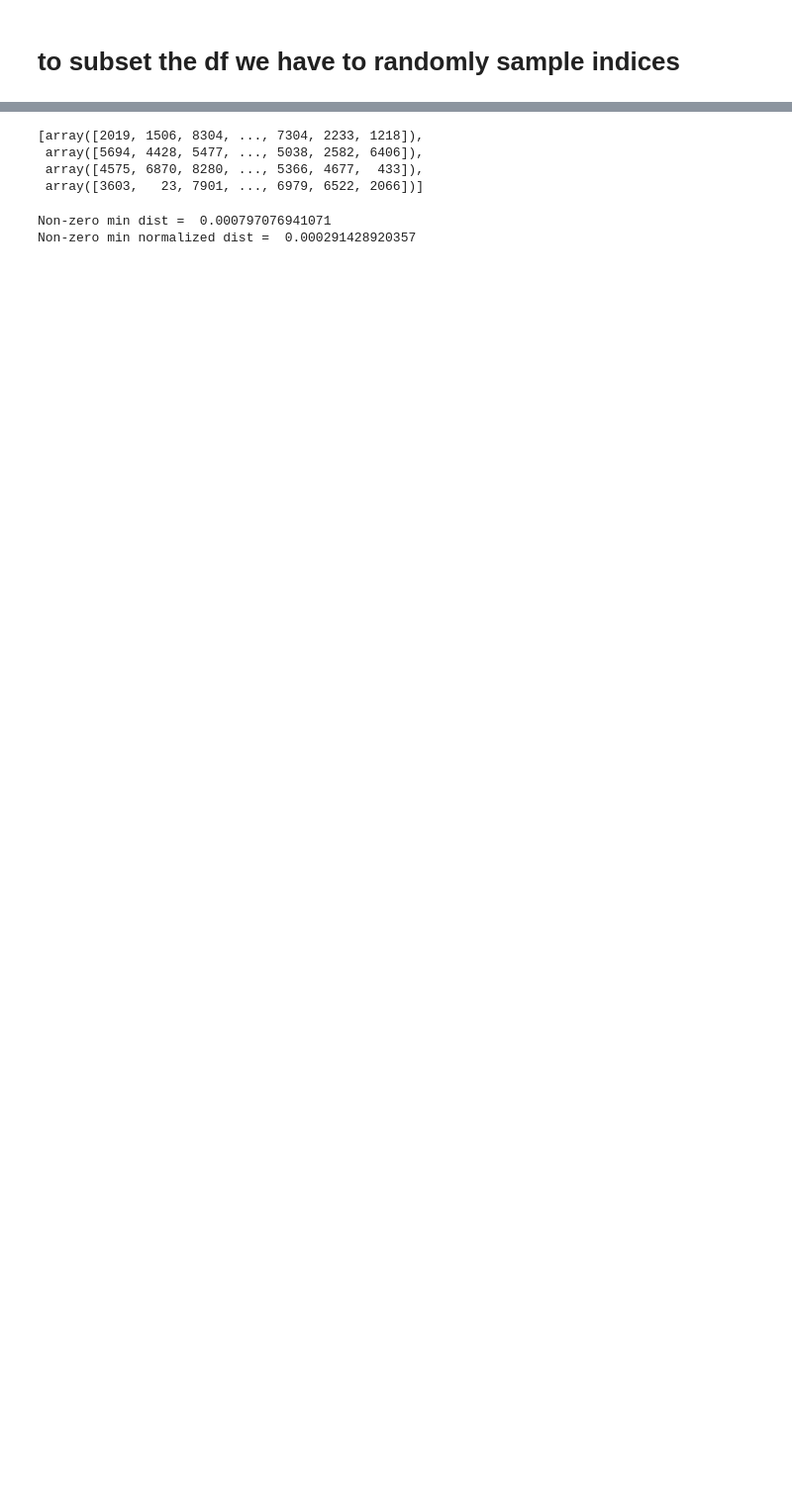
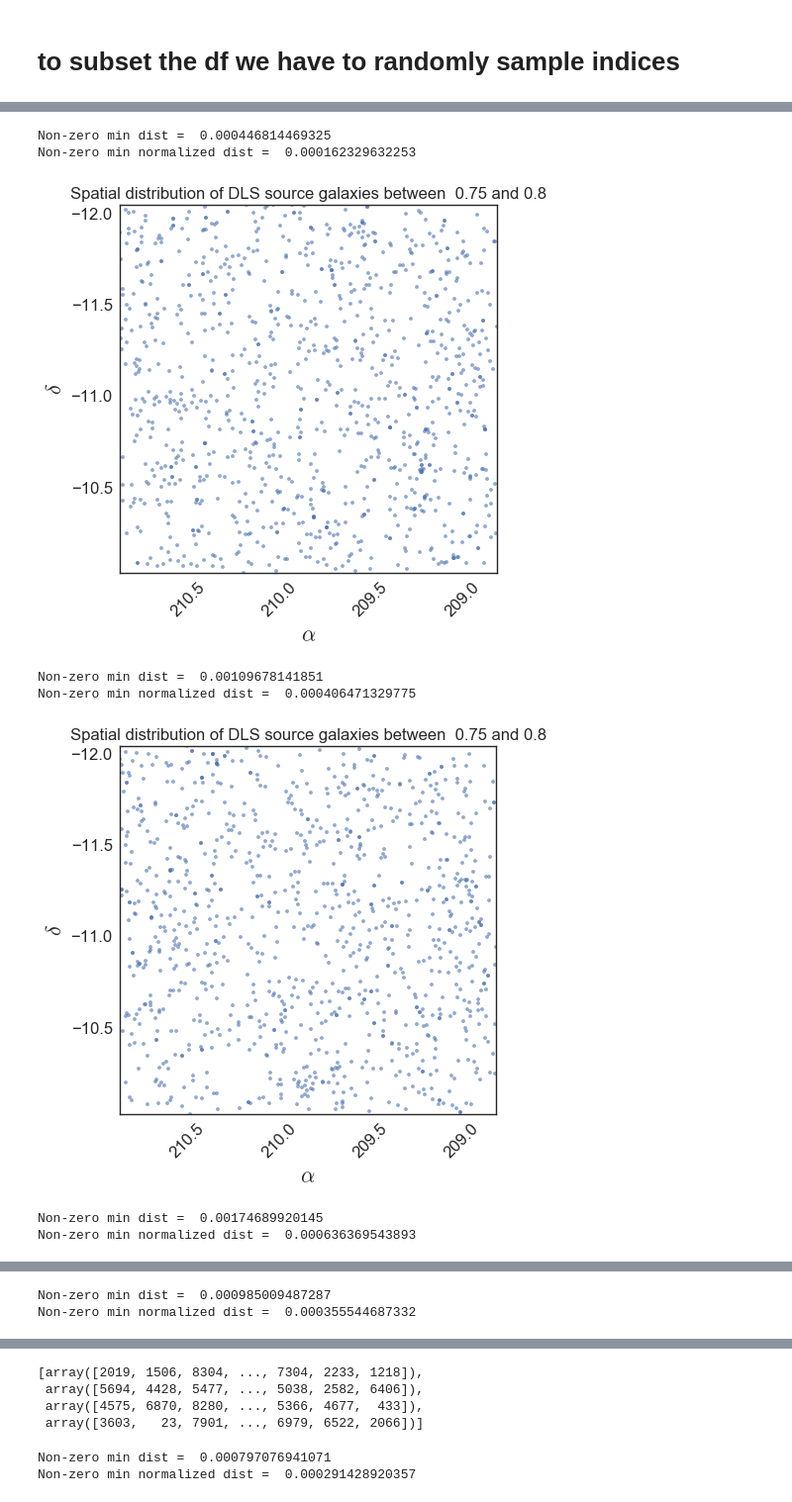
Before and after one commit to karenyyng/shear_gp, a Jupyter notebook: data_access/experiment_different_sample_size_and_sampling.ipynb, the cells around one changed output, grey strips where cells are left out. Shown at 99% size. Cells and saved outputs as stored; diff of their text form; code cells hidden in the pictures; blank space fills up the shorter version.

```diff
--- a/data_access/experiment_different_sample_size_and_sampling.ipynb
+++ b/data_access/experiment_different_sample_size_and_sampling.ipynb
@@ -125,0 +122,24 @@ idx = np.random.choice(range(df[photoz_mask].shape[0]),
+# %%
+no_of_batch = 8
+batch_size = 8192 // 8
+total_size = 8192
+datasets = [idx[batch_size * i:batch_size *(i + 1)]
+            for i in range(8)]
+# %%
+for ds in datasets:
+    select.plot_spatial_distribution(
+        df[photoz_mask].iloc[ds],
+        title='Spatial distribution of DLS source galaxies between '
+        + ' {0} and {1}'.format(*photoz_cuts), alpha=.6
+    )
+    plt.show()
+    plt.close()
+# %% [output]
+Non-zero min dist =  0.000446814469325
+Non-zero min normalized dist =  0.000162329632253
+[figure, added]
+Non-zero min dist =  0.00109678141851
+Non-zero min normalized dist =  0.000406471329775
+[figure, added]
+Non-zero min dist =  0.00174689920145
+Non-zero min normalized dist =  0.000636369543893
@@ -125,0 +147,2 @@ idx = np.random.choice(range(df[photoz_mask].shape[0]),
+Non-zero min dist =  0.000985009487287
+Non-zero min normalized dist =  0.000355544687332
```
Also changed, not shown: parts of 10 cells of this notebook, 1 other file.
